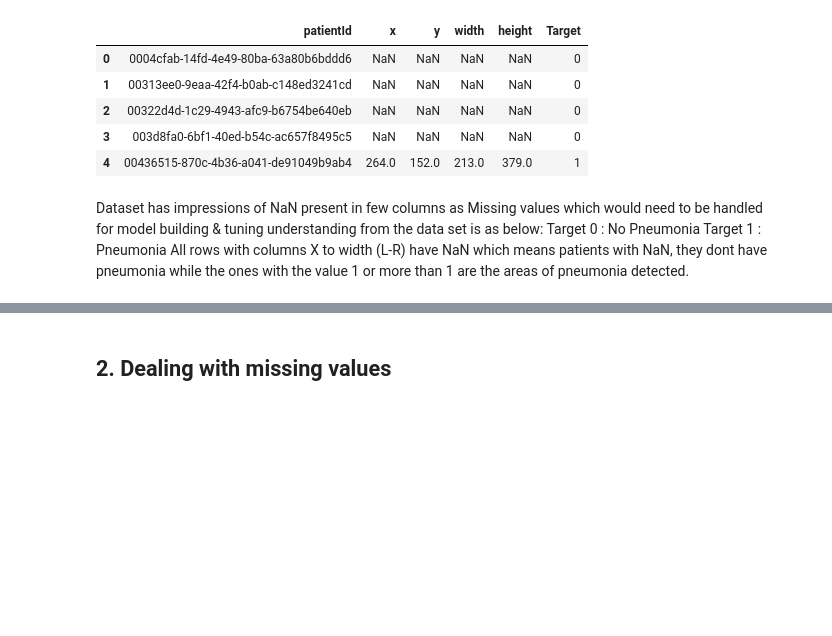
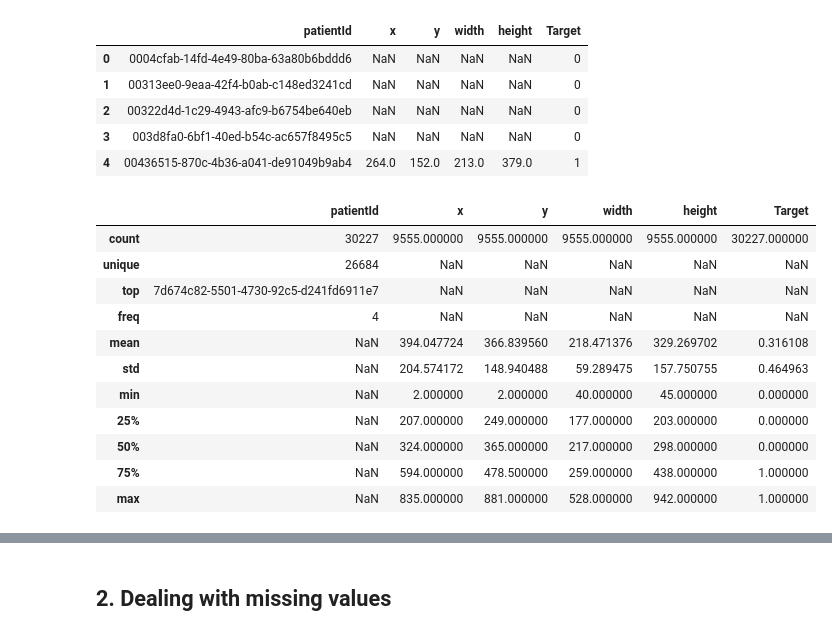
Before and after one commit to arvindhvasu/GL_Pneumonia_Detection, a Jupyter notebook: Project_CV_Pneumonia.ipynb, the cells around one changed output, grey strips where cells are left out. Saved outputs shown, nothing was run; the diff lists cells and outputs as text; code cells hidden in the pictures; blank space fills up the shorter version.

```diff
--- a/Project_CV_Pneumonia.ipynb
+++ b/Project_CV_Pneumonia.ipynb
@@ -128,9 +138,18 @@ df_train_labels.head()
 | 2 | 00322d4d-1c29-4943-afc9-b6754be640eb | NaN | NaN | NaN | NaN | 0 |
 | 3 | 003d8fa0-6bf1-40ed-b54c-ac657f8495c5 | NaN | NaN | NaN | NaN | 0 |
 | 4 | 00436515-870c-4b36-a041-de91049b9ab4 | 264.0 | 152.0 | 213.0 | 379.0 | 1 |
-# %% [markdown]
-Dataset has impressions of NaN present in few columns as Missing values which would need to be handled for model building & tuning
-understanding from the data set is as below:
-Target 0 : No Pneumonia
-Target 1 : Pneumonia
-All rows with columns X to width (L-R) have NaN which means patients with NaN, they dont have pneumonia while the ones with the value 1 or more than 1 are the areas of pneumonia detected.
+# %%
+df_train_labels.describe(include='all')
+# %% [output]
+|  | patientId | x | y | width | height | Target |
+| count | 30227 | 9555.000000 | 9555.000000 | 9555.000000 | 9555.000000 | 30227.000000 |
+| unique | 26684 | NaN | NaN | NaN | NaN | NaN |
+| top | 7d674c82-5501-4730-92c5-d241fd6911e7 | NaN | NaN | NaN | NaN | NaN |
+| freq | 4 | NaN | NaN | NaN | NaN | NaN |
+| mean | NaN | 394.047724 | 366.839560 | 218.471376 | 329.269702 | 0.316108 |
+| std | NaN | 204.574172 | 148.940488 | 59.289475 | 157.750755 | 0.464963 |
+| min | NaN | 2.000000 | 2.000000 | 40.000000 | 45.000000 | 0.000000 |
+| 25% | NaN | 207.000000 | 249.000000 | 177.000000 | 203.000000 | 0.000000 |
+| 50% | NaN | 324.000000 | 365.000000 | 217.000000 | 298.000000 | 0.000000 |
+| 75% | NaN | 594.000000 | 478.500000 | 259.000000 | 438.000000 | 1.000000 |
+| max | NaN | 835.000000 | 881.000000 | 528.000000 | 942.000000 | 1.000000 |
```
Also changed, not shown: parts of 16 cells of this notebook.
